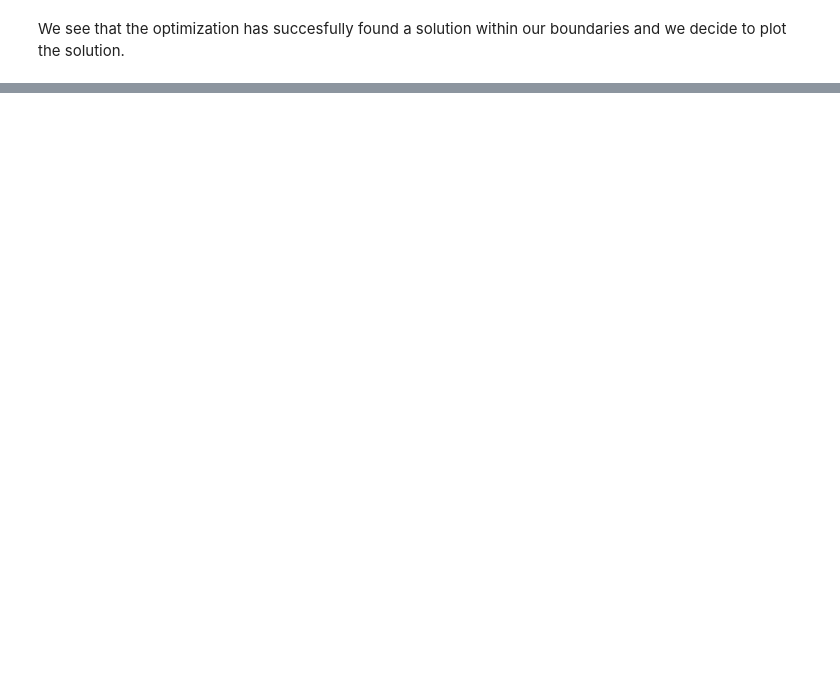
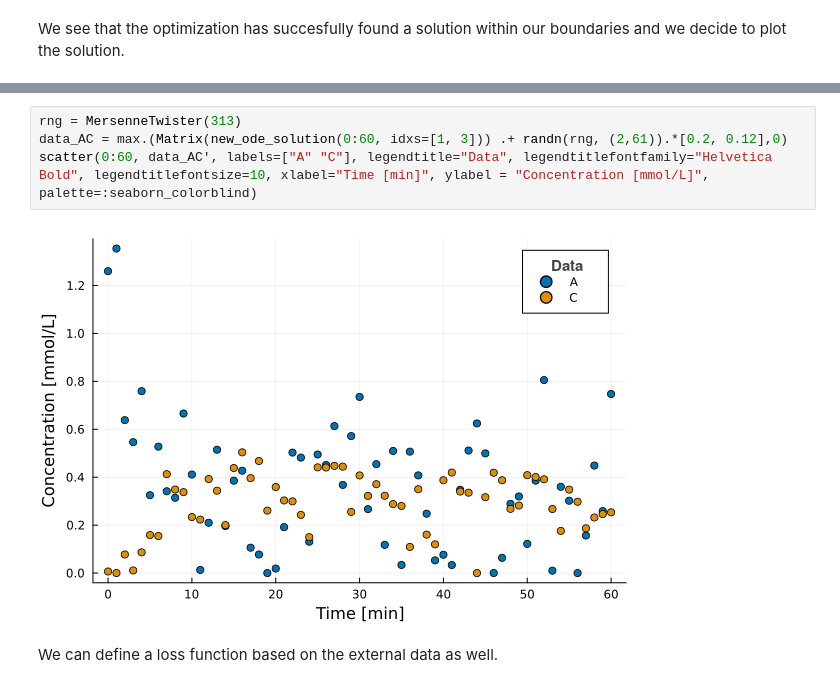
Before and after one commit to max-de-rooij/julia-ode-tutorial, a Jupyter notebook: 4-parameter-estimation.ipynb, the cells around one changed output, grey strips where cells are left out. Drawn from its saved outputs; the diff is of its cells as text; blank space fills up the shorter version.

```diff
--- a/4-parameter-estimation.ipynb
+++ b/4-parameter-estimation.ipynb
@@ -93,0 +98,8 @@ titlefontsize = 10, titlefontfamily = "Helvetica Bold")
+# %%
+rng = MersenneTwister(313)
+data_AC = max.(Matrix(new_ode_solution(0:60, idxs=[1, 3])) .+ randn(rng, (2,61)).*[0.2, 0.12],0)
+scatter(0:60, data_AC', labels=["A" "C"], legendtitle="Data", legendtitlefontfamily="Helvetica Bold", legendtitlefontsize=10, xlabel="Time [min]", ylabel = "Concentration [mmol/L]", palette=:seaborn_colorblind)
+# %% [output]
+[figure, added]
+# %% [markdown]
+We can define a loss function based on the external data as well.
```
Also changed, not shown: parts of 12 cells of this notebook, 9 other files.
